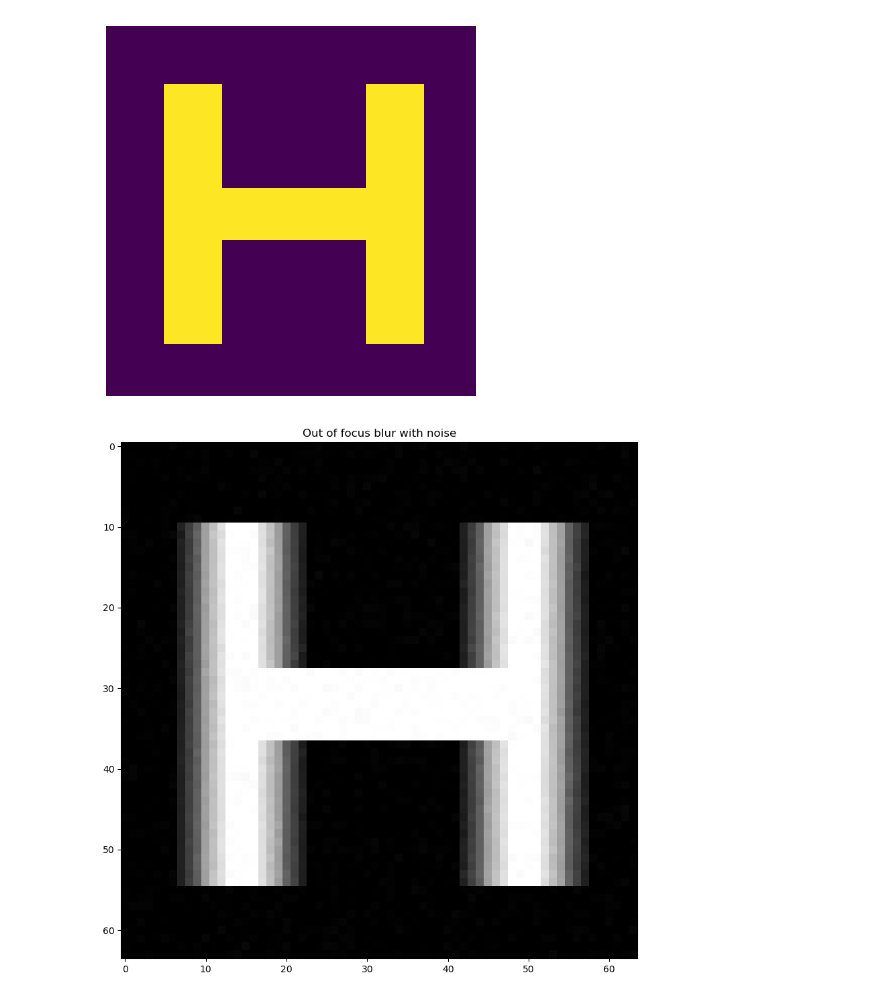
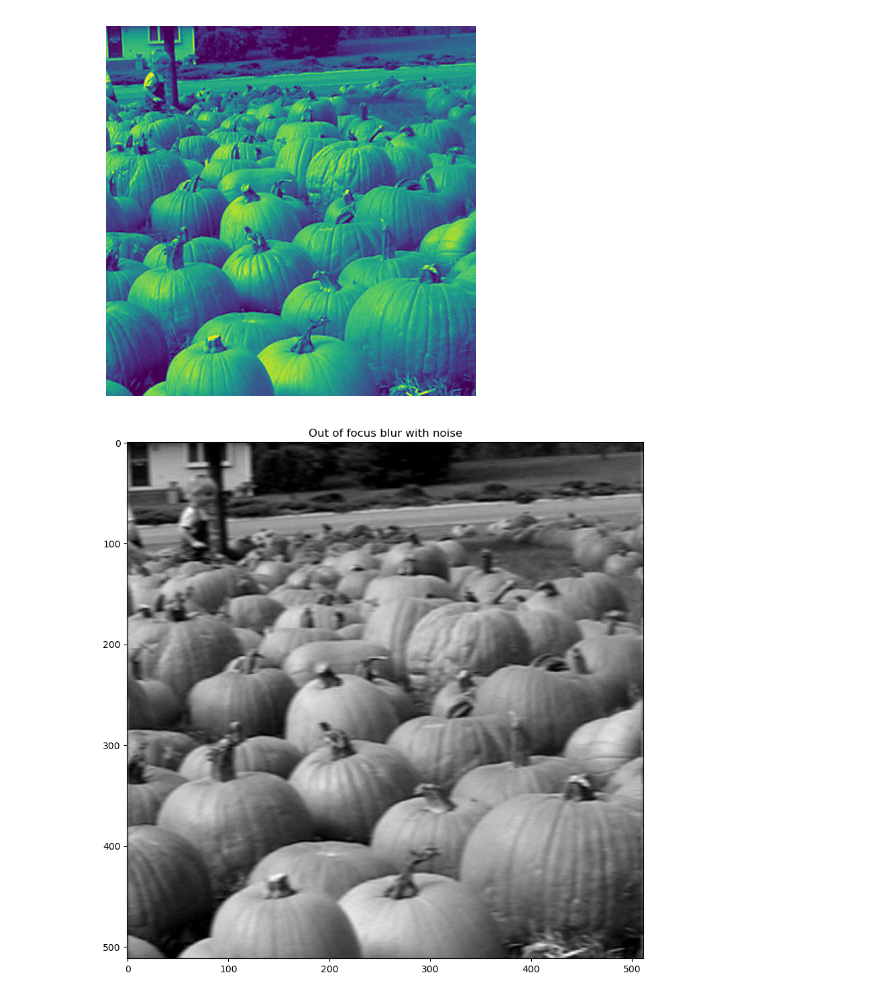
Before and after one commit to zachies/linear-deconvolution, a Jupyter notebook: fft.ipynb, the cells around one changed output. Drawn from its saved outputs; the diff is of its cells as text; code cells hidden in the pictures.

```diff
--- a/fft.ipynb
+++ b/fft.ipynb
@@ -10,6 +10,7 @@ written by Jeff Calder
 
 """
 
+from PIL import Image
 import matplotlib.pyplot as plt
 import numpy as np
 import pandas as pd
@@ -61,12 +62,21 @@ def display_vec(vec, shape, scale = 1):
 #Load image
 #img = plt.imread(image)
 
-img= build_x_true()
-size = 64
-shape = (size, size)
-pixels = shape[0] * shape[1]
+# img= build_x_true()
+# size = 64
+# shape = (size, size)
+# pixels = shape[0] * shape[1]
 
-Img = im(img, shape)
+# Img = im(img, shape)
+
+def load_img(path):
+    '''
+        Returns a matrix from a given image
+    '''
+    mat = np.asarray(Image.open(path))
+    return mat / 255
+
+Img = load_img('samples/pumpkins.tif')
 
 
 plt.imshow(Img)
@@ -218,8 +228,9 @@ def deblur_psf_min(deblurred_img, initial_length):
 # √ create plots of convergence curves
 #   √ x is iteration number, y is norm(x_i - x_true) / norm(x_true) !! relative errors
 #   √ x is iteration number, y is abs(L_i - L_true) / abs(L_true)
-# - save code; try with larger images (pumpkins, etc.)
-# - estimate both angle and length simultaneously
+# √ save code; try with larger images (pumpkins, etc.)
+# - estimate both angle and length simultaneously (explore different optimization strategies/packages/functions)
+# - explore different optimization strategies for each step in minimization
 # - change tikhonov with total variation regularization
 # - for successive frames, use previous parameters as a feed forward
 # - find video source that is blurred from CHARLOTTE
@@ -241,32 +252,32 @@ while not math.isclose(prev_li, l_i):
     # fix theta, l for guess
     S_i = blur_linear(Img.shape[0], l_i, 0)
     start_time_1 = time.time()
     min_alpha = deblur_tik_min(S_i).x[0]
     end_time_1 = time.time()
     x_i = deblur_tik(min_alpha, S_i, Img_blurred)
 
     plt.figure(figsize=(5,5))
     plt.title('Direct deblurring - Iteration {}'.format(step_number))
     plt.imshow(x_i, cmap='gray',vmin=0,vmax=1)
 
     # fix x_i for guess
     # start time
     start_time_2 = time.time()
     next_A = deblur_psf_min(x_i, l_i)
     end_time_2 = time.time()
     prev_li = l_i
     l_i = next_A.x[0]
 
     row_entry = pd.Series({
         'Step Number': step_number,
         'Fixed A() Time Delta': end_time_1 - start_time_1,
         'Fixed A() Relative Error': norm(x_i - Img) / norm(Img),
         'Fixed x Time Delta': end_time_2 - start_time_2,
         'Fixed x Relative Error': abs(l_i - radius) / abs(radius)
     })
 
     df = pd.concat([df, row_entry.to_frame().T], ignore_index=True)
     step_number += 1
 # %% [output]
-[figure, old version]
+[figure, new version]
-[figure, old version]
+[figure, new version]
```
Also changed, not shown: parts of 2 cells of this notebook.
